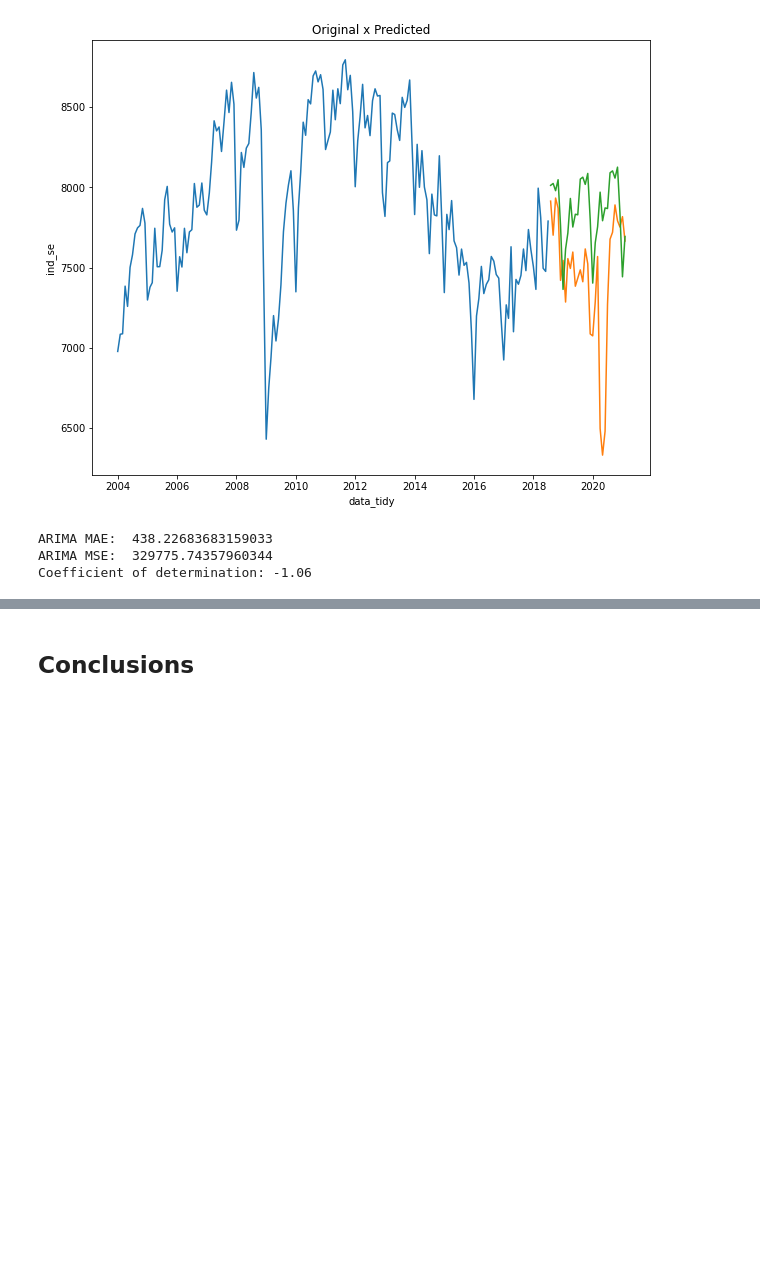
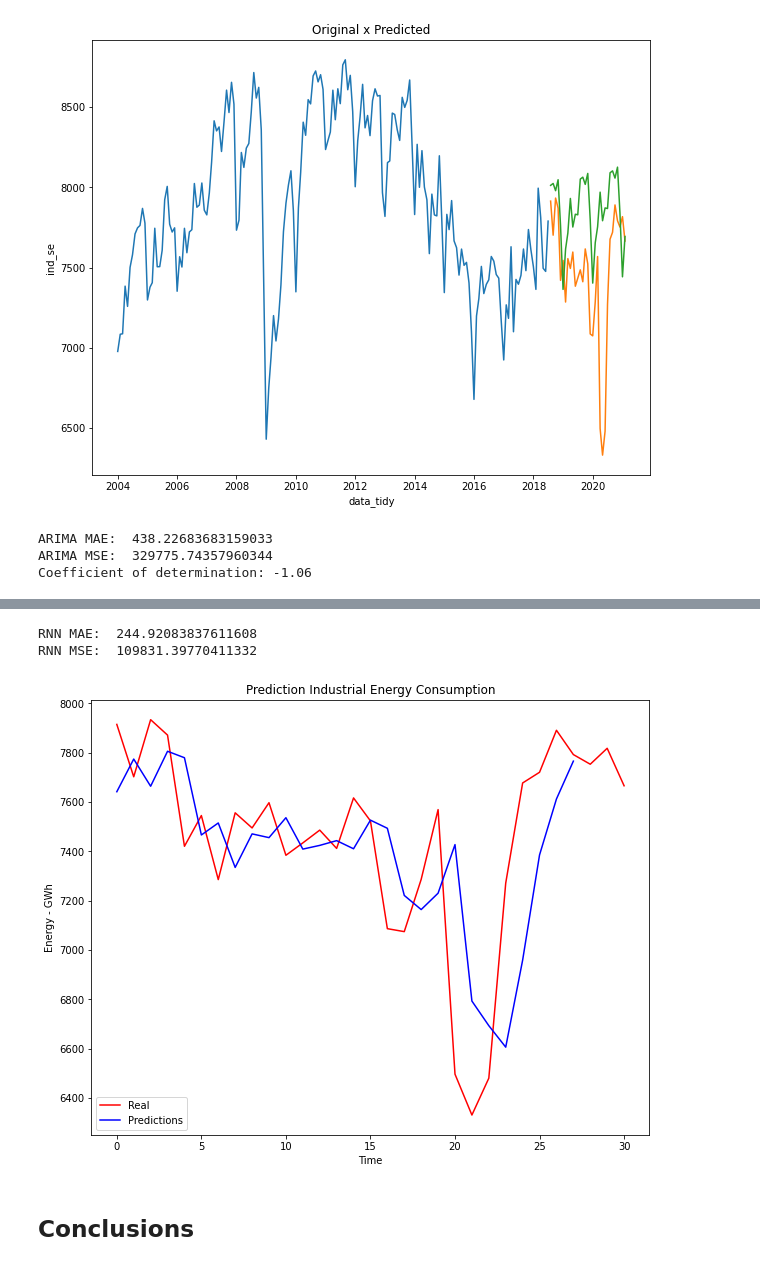
Before and after one commit to Gabrieleas10/4intelligence_case, a Jupyter notebook: scripts/4intelligence_case_Q2.ipynb, the cells around one changed output, grey strips where cells are left out. Saved outputs shown, nothing was run; the diff lists cells and outputs as text; code cells hidden in the pictures; blank space fills up the shorter version.

```diff
--- a/scripts/4intelligence_case_Q2.ipynb
+++ b/scripts/4intelligence_case_Q2.ipynb
@@ -537,0 +544,18 @@ Coefficient of determination: -1.06
+# %%
+# spliting target feature
+
+features_train = df_train.iloc[:,10:11].values
+
+scaler1 = MinMaxScaler(feature_range=(0,1))
+features_train_sc = scaler1.fit_transform(features_train)
+# %%
+# prepare data to univariate predict input RNN-LSTM model
+
+features = []
+real = []
+features_size = 3
+for i in range(features_size, len(features_train)):
+    features.append(features_train_sc[i - features_size:i, 0])
+    real.append(features_train_sc[i, 0])
+features, real = np.array(features), np.array(real)
+features = np.reshape(features, (features.shape[0], features.shape[1], 1))
@@ -537,0 +602,16 @@ Coefficient of determination: -1.06
+# %%
+# reshaping to predict new values
+
+features_test = df_test.iloc[:, 10:11].values
+df_full = pd.concat((df_train['ind_se'], df_test['ind_se']), axis = 0)
+features_sp = df_full[len(df_full) - len(features_test) - features_size:].values
+features_sp = features_sp.reshape(-1, 1)
+features_sp = scaler1.transform(features_sp)
+
+X_teste = []
+for i in range(features_size, len(features_test)):
+    X_teste.append(features_sp[i - features_size:i, 0])
+X_teste = np.array(X_teste)
+X_teste = np.reshape(X_teste, (X_teste.shape[0], X_teste.shape[1], 1))
+predictions = model8.predict(X_teste)
+predictions = scaler1.inverse_transform(predictions)
@@ -538,3 +620,24 @@ Coefficient of determination: -1.06
+# %%
+# evaluate model 8
+mae = mean_absolute_error(features_test[0:28], predictions)
+mse = mean_squared_error(features_test[0:28], predictions)
+print('RNN MAE: ',mae)
+print('RNN MSE: ',mse)
+# %% [output]
+RNN MAE:  244.92083837611608
+RNN MSE:  109831.39770411332
+# %%
+# plot the test predictions
+
+plt.plot(features_test, color = 'red', label = 'Real')
+plt.plot(predictions, color = 'blue', label = 'Predictions')
+plt.title('Prediction Industrial Energy Consumption')
+plt.xlabel('Time')
+plt.ylabel('Energy - GWh')
+plt.legend()
+plt.show()
+# %% [output]
+[figure, added]
 # %% [markdown]
 ## Conclusions
 # %%
```
Also changed, not shown: parts of 19 cells of this notebook, 2 other files.
